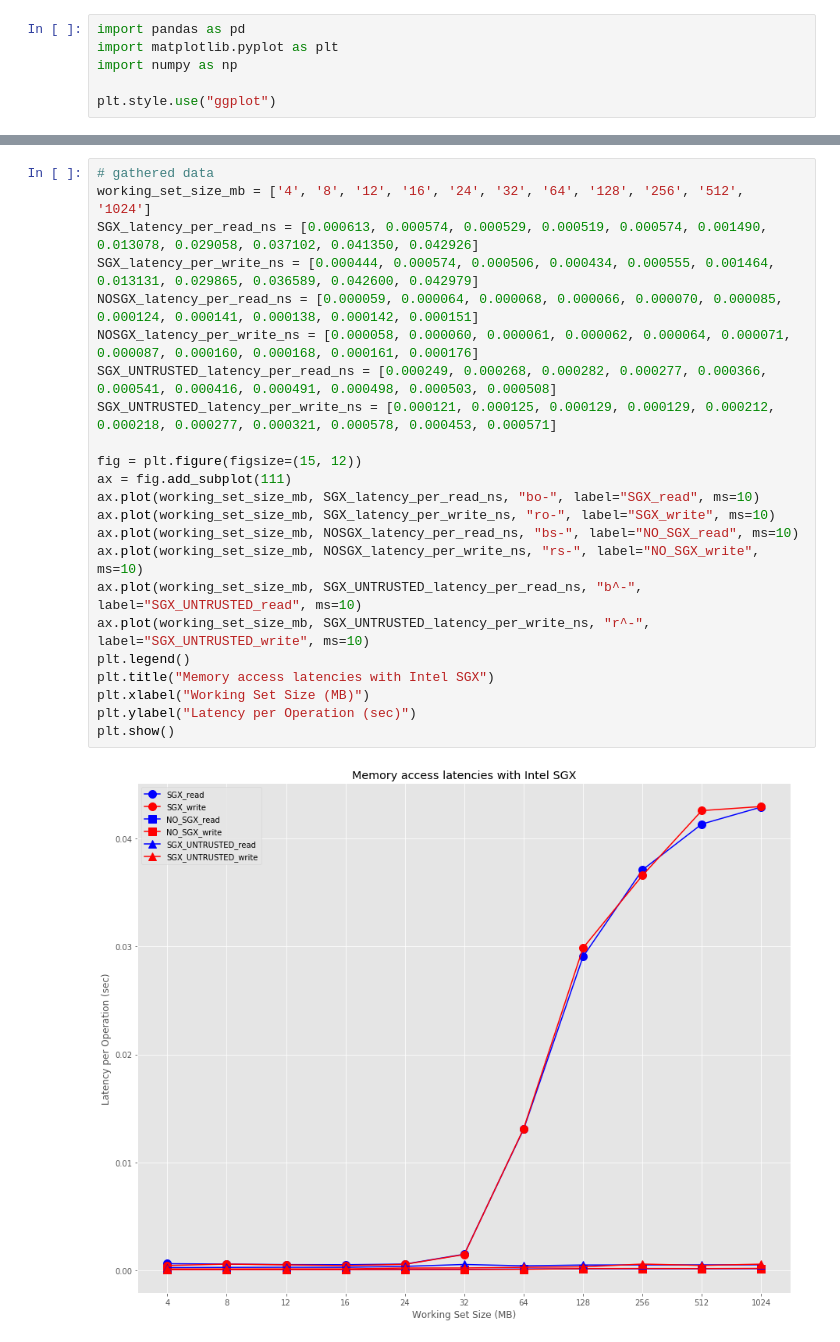
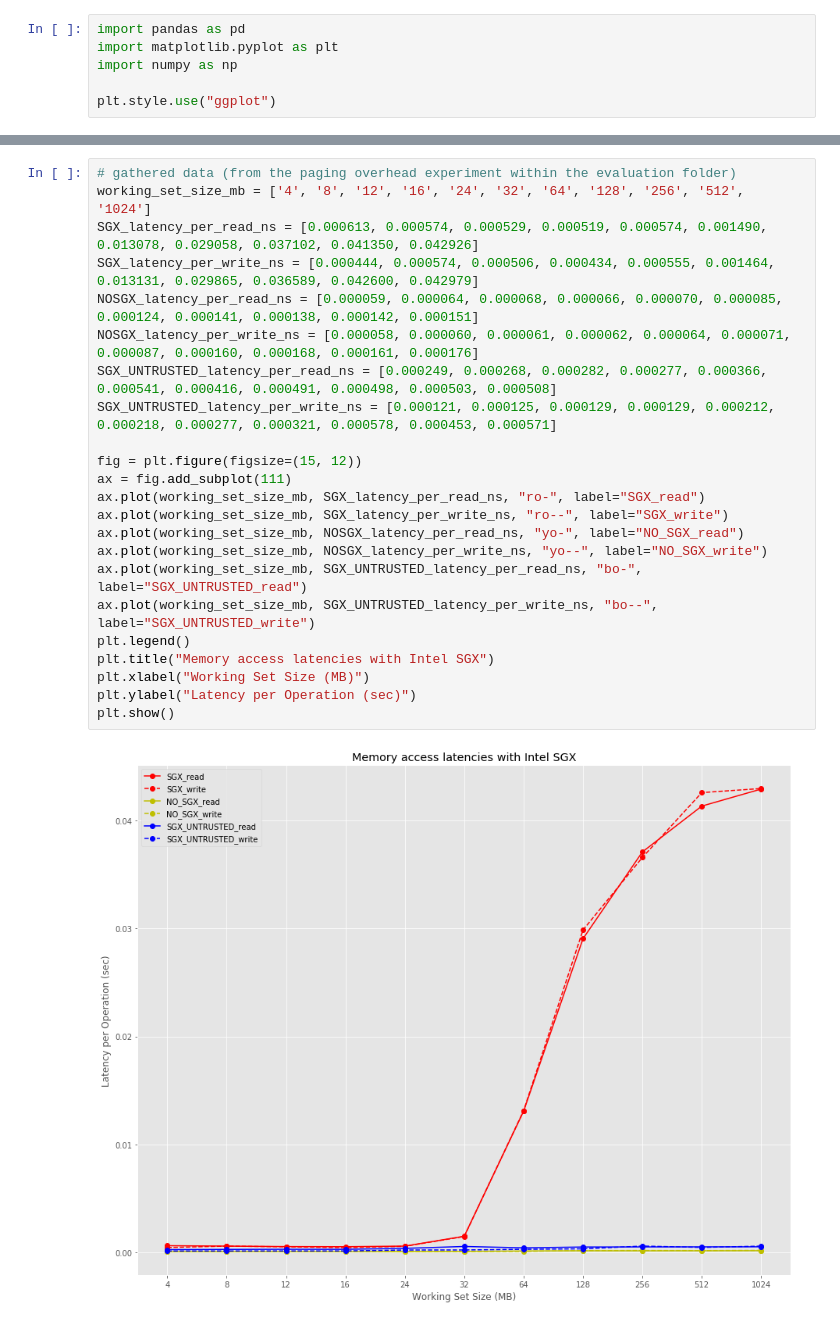
Before and after one commit to shangsuru/verifiable-lockmanager, a Jupyter notebook: evaluation/experiment-results/evaluation.ipynb, the cells around one changed output, grey strips where cells are left out. Drawn from its saved outputs; the diff is of its cells as text.

```diff
--- a/evaluation/experiment-results/evaluation.ipynb
+++ b/evaluation/experiment-results/evaluation.ipynb
@@ -96,27 +111,27 @@ def plot_memory_consumption(data1, data2):
   plt.title("Memory Consumption of Enclave")
   plt.show()
 # %%
-# gathered data
+# gathered data (from the paging overhead experiment within the evaluation folder)
 working_set_size_mb = ['4', '8', '12', '16', '24', '32', '64', '128', '256', '512', '1024']
 SGX_latency_per_read_ns = [0.000613, 0.000574, 0.000529, 0.000519, 0.000574, 0.001490, 0.013078, 0.029058, 0.037102, 0.041350, 0.042926]
 SGX_latency_per_write_ns = [0.000444, 0.000574, 0.000506, 0.000434, 0.000555, 0.001464, 0.013131, 0.029865, 0.036589, 0.042600, 0.042979]
 NOSGX_latency_per_read_ns = [0.000059, 0.000064, 0.000068, 0.000066, 0.000070, 0.000085, 0.000124, 0.000141, 0.000138, 0.000142, 0.000151]
 NOSGX_latency_per_write_ns = [0.000058, 0.000060, 0.000061, 0.000062, 0.000064, 0.000071, 0.000087, 0.000160, 0.000168, 0.000161, 0.000176]
 SGX_UNTRUSTED_latency_per_read_ns = [0.000249, 0.000268, 0.000282, 0.000277, 0.000366, 0.000541, 0.000416, 0.000491, 0.000498, 0.000503, 0.000508]
 SGX_UNTRUSTED_latency_per_write_ns = [0.000121, 0.000125, 0.000129, 0.000129, 0.000212, 0.000218, 0.000277, 0.000321, 0.000578, 0.000453, 0.000571]
 
 fig = plt.figure(figsize=(15, 12))
 ax = fig.add_subplot(111)
-ax.plot(working_set_size_mb, SGX_latency_per_read_ns, "bo-", label="SGX_read", ms=10)
-ax.plot(working_set_size_mb, SGX_latency_per_write_ns, "ro-", label="SGX_write", ms=10)
-ax.plot(working_set_size_mb, NOSGX_latency_per_read_ns, "bs-", label="NO_SGX_read", ms=10)
-ax.plot(working_set_size_mb, NOSGX_latency_per_write_ns, "rs-", label="NO_SGX_write", ms=10)
-ax.plot(working_set_size_mb, SGX_UNTRUSTED_latency_per_read_ns, "b^-", label="SGX_UNTRUSTED_read", ms=10)
-ax.plot(working_set_size_mb, SGX_UNTRUSTED_latency_per_write_ns, "r^-", label="SGX_UNTRUSTED_write", ms=10)
+ax.plot(working_set_size_mb, SGX_latency_per_read_ns, "ro-", label="SGX_read")
+ax.plot(working_set_size_mb, SGX_latency_per_write_ns, "ro--", label="SGX_write")
+ax.plot(working_set_size_mb, NOSGX_latency_per_read_ns, "yo-", label="NO_SGX_read")
+ax.plot(working_set_size_mb, NOSGX_latency_per_write_ns, "yo--", label="NO_SGX_write")
+ax.plot(working_set_size_mb, SGX_UNTRUSTED_latency_per_read_ns, "bo-", label="SGX_UNTRUSTED_read")
+ax.plot(working_set_size_mb, SGX_UNTRUSTED_latency_per_write_ns, "bo--", label="SGX_UNTRUSTED_write")
 plt.legend()
 plt.title("Memory access latencies with Intel SGX")
 plt.xlabel("Working Set Size (MB)")
 plt.ylabel("Latency per Operation (sec)")
 plt.show()
 # %% [output]
-[figure, old version]
+[figure, new version]
```
Also changed, not shown: parts of 16 cells of this notebook, 1 other file.
